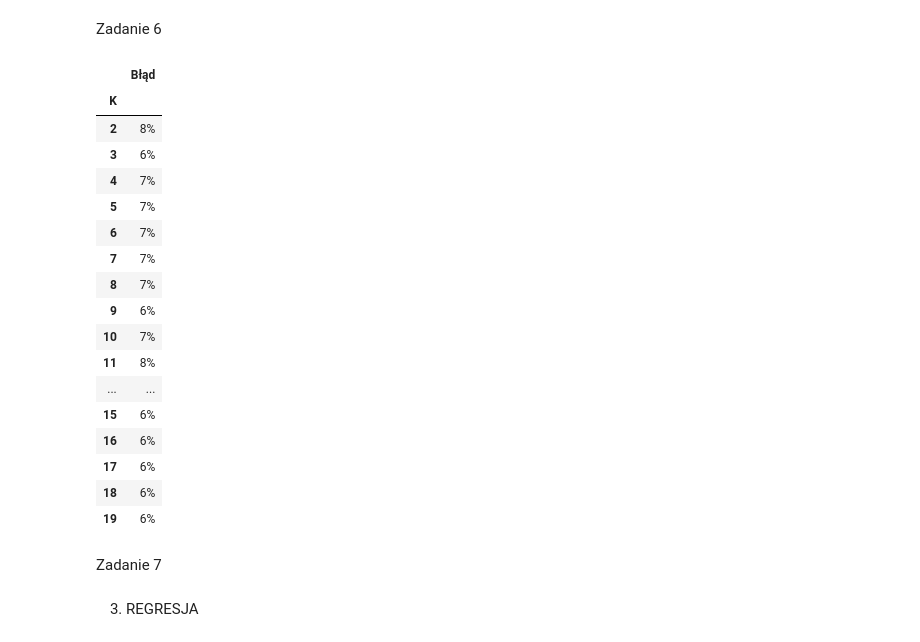
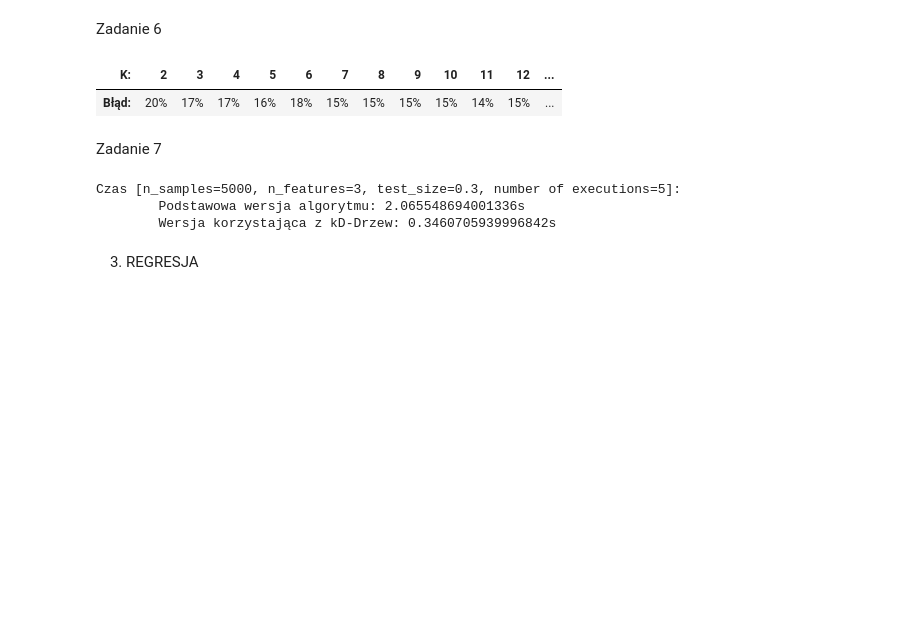
Before and after one commit to szvbvtk/Przetwarzanie_i_analiza_danych, a Jupyter notebook: lab_8.ipynb, the cells around one changed output. Cells and saved outputs as stored; diff of their text form; code cells hidden in the pictures; blank space fills up the shorter version.

Commit message:
Pomiar czasu z kdtree i bez

```diff
--- a/lab_8.ipynb
+++ b/lab_8.ipynb
@@ -184,55 +185,60 @@ X, y = datasets.make_classification(n_samples=100, n_features=2, n_informative=2
 
 K = np.arange(2, 20, dtype=np.int8)
 
 # for k in K:
 loo = LeaveOneOut()
 errors = []
 
 for k in K:
     knn = KNNClassifier(n_neighbors=k)
     k_scores = []
 
     for i, (train_index, test_index) in enumerate(loo.split(X)):
         X_train = X[train_index]
         X_test = X[test_index]
 
         y_train = y[train_index]
         y_test = y[test_index]
 
         knn.fit(X_train, y_train)
 
         score = knn.score(X_test, y_test)
         k_scores.append(score)
 
     errors.append(100 - np.mean(k_scores))
 
 
 errors = np.char.add(np.array(errors).astype(np.int8).astype(str), '%')
 data = np.vstack((K, errors)).T
-df = pd.DataFrame(data, columns=['K', 'Błąd'])
-df = df.set_index('K')
+df = pd.DataFrame(data, columns=['K:', 'Błąd:'])
+df = df.set_index('K:').transpose()
 df
 # %% [output]
-|  | Błąd |
-| K |  |
-| 2 | 8% |
-| 3 | 6% |
-| 4 | 7% |
-| 5 | 7% |
-| 6 | 7% |
-| 7 | 7% |
-| 8 | 7% |
-| 9 | 6% |
-| 10 | 7% |
-| 11 | 8% |
-| ... | ... |
-| 15 | 6% |
-| 16 | 6% |
-| 17 | 6% |
-| 18 | 6% |
-| 19 | 6% |
+| K: | 2 | 3 | 4 | 5 | 6 | 7 | 8 | 9 | 10 | 11 | 12 | ... |
+| Błąd: | 20% | 17% | 17% | 16% | 18% | 15% | 15% | 15% | 15% | 14% | 15% | ... |
 # %% [markdown]
 Zadanie 7
+# %%
+X, y = datasets.make_classification(n_samples=5000, n_features=3, n_informative=2,
+                                    n_redundant=0, n_repeated=0, random_state=3)
+
+X_train, X_test, y_train, y_test = train_test_split(X, y, test_size=0.3, random_state=42)
+
+knn = KNNClassifier(n_neighbors=3, use_KDTree=False)
+knn_kdtree = KNNClassifier(n_neighbors=3, use_KDTree=True)
+
+knn.fit(X_train, y_train)
+knn_kdtree.fit(X_train, y_train)
+
+t = timeit.timeit(lambda: knn.predict(X_test), number=5)
+t_kdtree = timeit.timeit(lambda: knn_kdtree.predict(X_test), number=5)
+
+# print(t)
+print(f"Czas [n_samples=5000, n_features=3, test_size=0.3, number of executions=5]:\n\tPodstawowa wersja algorytmu: {t:.2f}s\n\tWersja korzystająca z kD-Drzew: {t_kdtree:.2f}s")
+# %% [output]
+Czas [n_samples=5000, n_features=3, test_size=0.3, number of executions=5]:
+        Podstawowa wersja algorytmu: 2.065548694001336s
+        Wersja korzystająca z kD-Drzew: 0.3460705939996842s
 # %% [markdown]
 3. REGRESJA
 # %% [markdown]
```
Also changed, not shown: parts of 1 cell of this notebook.
